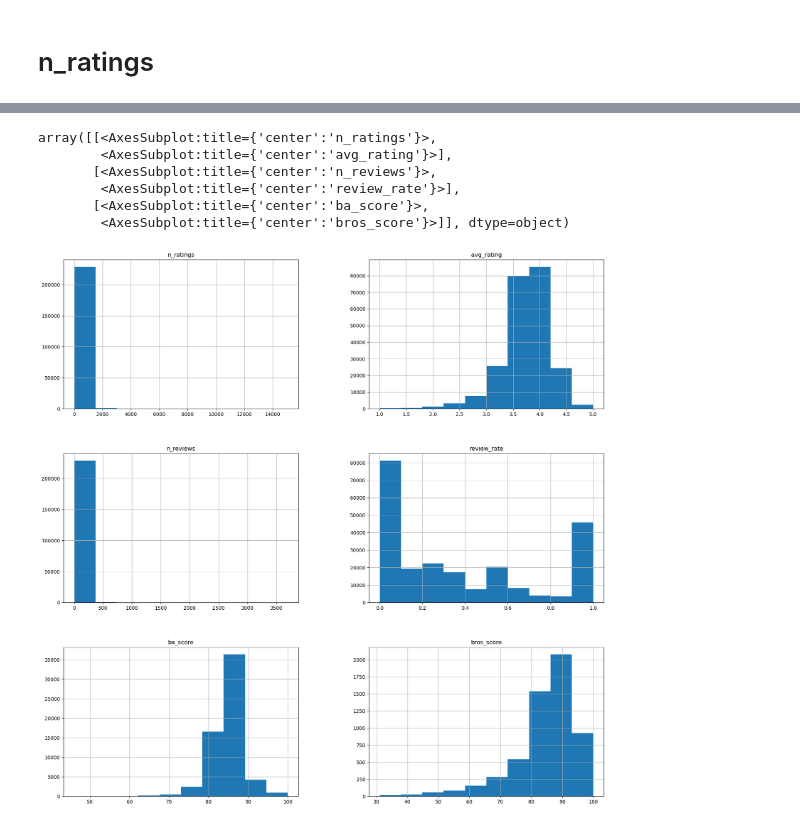
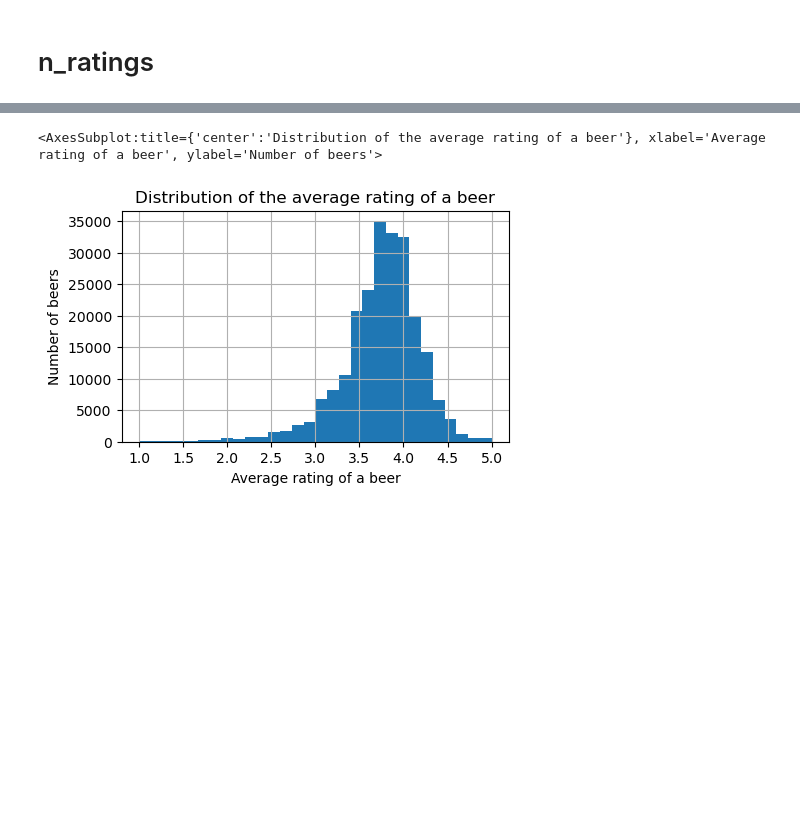
Before and after one commit to epfl-ada/ada-2022-project-analyteam, a Jupyter notebook: processing_beers.ipynb, the cells around one changed output, grey strips where cells are left out. Cells and saved outputs as stored; diff of their text form; code cells hidden in the pictures; blank space fills up the shorter version.

```diff
--- a/processing_beers.ipynb
+++ b/processing_beers.ipynb
@@ -200,15 +235,19 @@ beers_ddf["n_ratings"].hist(bins=100, log=True)
 # %%
-# show the distribution of the number of ratings per beer in log scale
+# show the distribution of the average rating per beer
 # set the figure size
 plt.figure(figsize=(5, 3))
-beers_ddf["n_ratings"].hist(bins=100, log=True)
+
+# set x and y axis labels
+plt.xlabel("Average rating of a beer")
+plt.ylabel("Number of beers")
+
+# set the title
+plt.title("Distribution of the average rating of a beer")
+
+# plot the histogram
+beers_ddf["avg_rating"].hist(bins=30)
 # %% [output]
-array([[<AxesSubplot:title={'center':'n_ratings'}>,
-        <AxesSubplot:title={'center':'avg_rating'}>],
-       [<AxesSubplot:title={'center':'n_reviews'}>,
-        <AxesSubplot:title={'center':'review_rate'}>],
-       [<AxesSubplot:title={'center':'ba_score'}>,
-        <AxesSubplot:title={'center':'bros_score'}>]], dtype=object)
+<AxesSubplot:title={'center':'Distribution of the average rating of a beer'}, xlabel='Average rating of a beer', ylabel='Number of beers'>
-[figure, old version]
+[figure, new version]
 # %%
 dask_shutdown(client)
```
Also changed, not shown: parts of 6 cells of this notebook.
